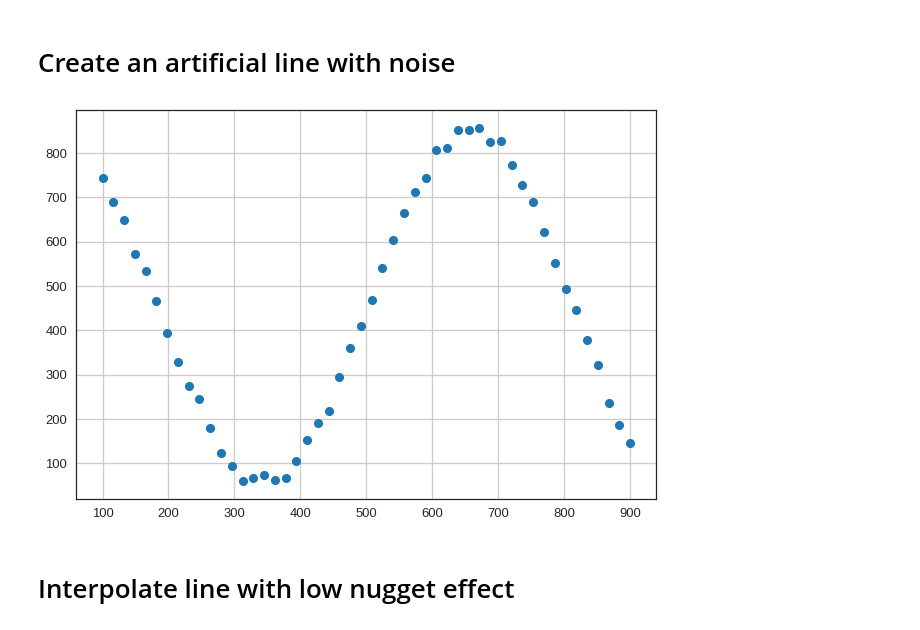
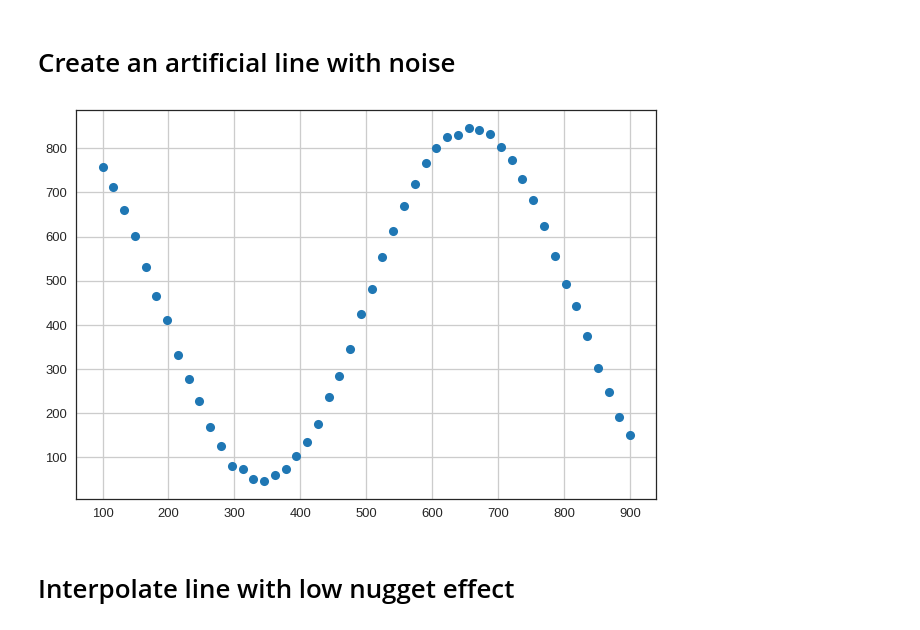
Before and after one commit to TrellixVulnTeam/gempy-notebooks_Q97W, a Jupyter notebook: server-gempy/nugget_effect.ipynb, the cells around one changed output. Drawn from its saved outputs; the diff is of its cells as text; code cells hidden in the pictures.

```diff
--- a/server-gempy/nugget_effect.ipynb
+++ b/server-gempy/nugget_effect.ipynb
@@ -139,21 +139,21 @@ Run realizations setup checks until stable workflow.
 # %%
 # sinus curve
 xvals = np.linspace(-4, 4, 50)
 yvals = np.sin(xvals)
 
 # scale up and transform
 xvals = xvals * 100 + 500
 yvals = yvals * 400 + 450
 
 # add noise
-noise = np.random.normal(0,10,len(yvals))
+noise = np.random.normal(0,5,len(yvals))
 yvals = yvals + noise
 
 # plot
 plt.plot(xvals, yvals, 'o')
 plt.grid()
 # %% [output]
-[figure, old version]
+[figure, new version]
 # %% [markdown]
 # Interpolate line with low nugget effect
 # %%
```
Also changed, not shown: parts of 8 cells of this notebook.
